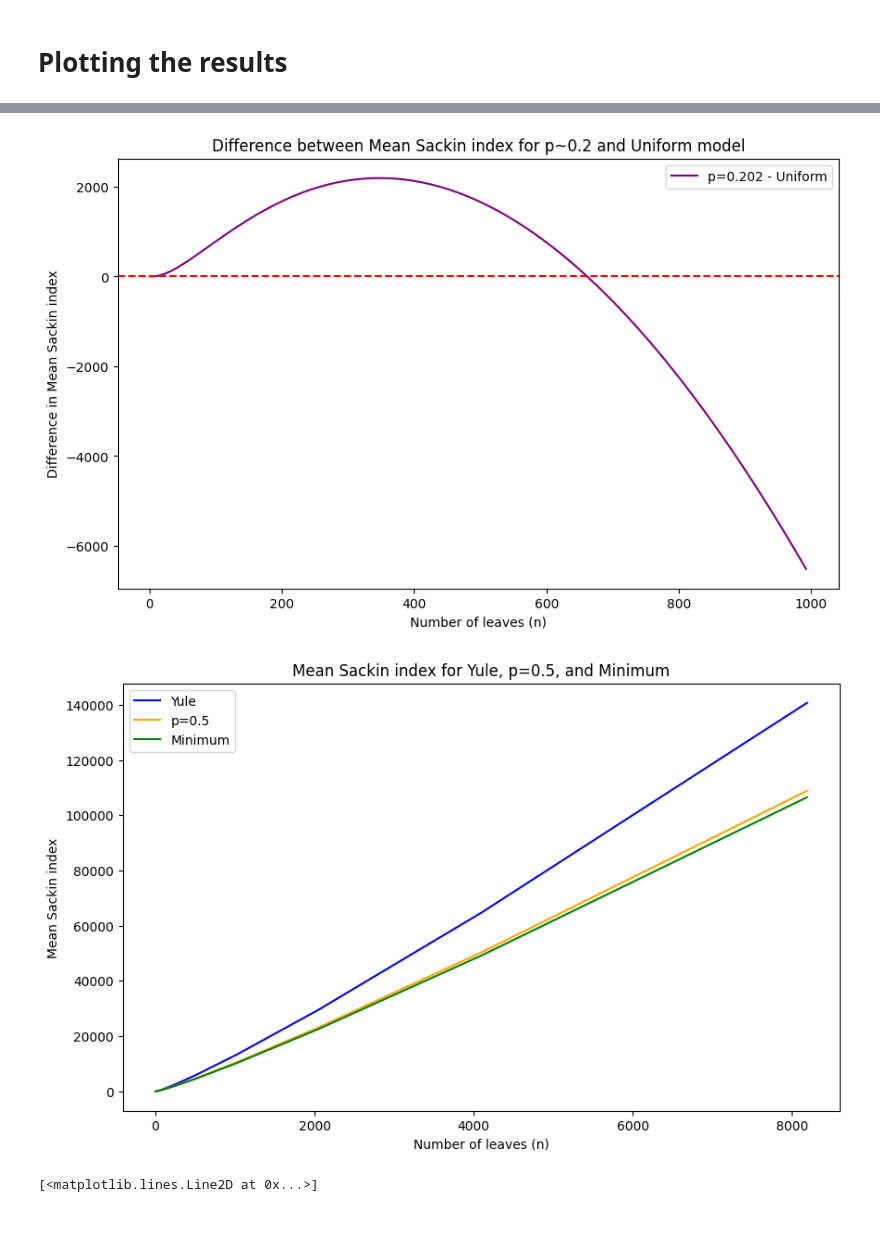
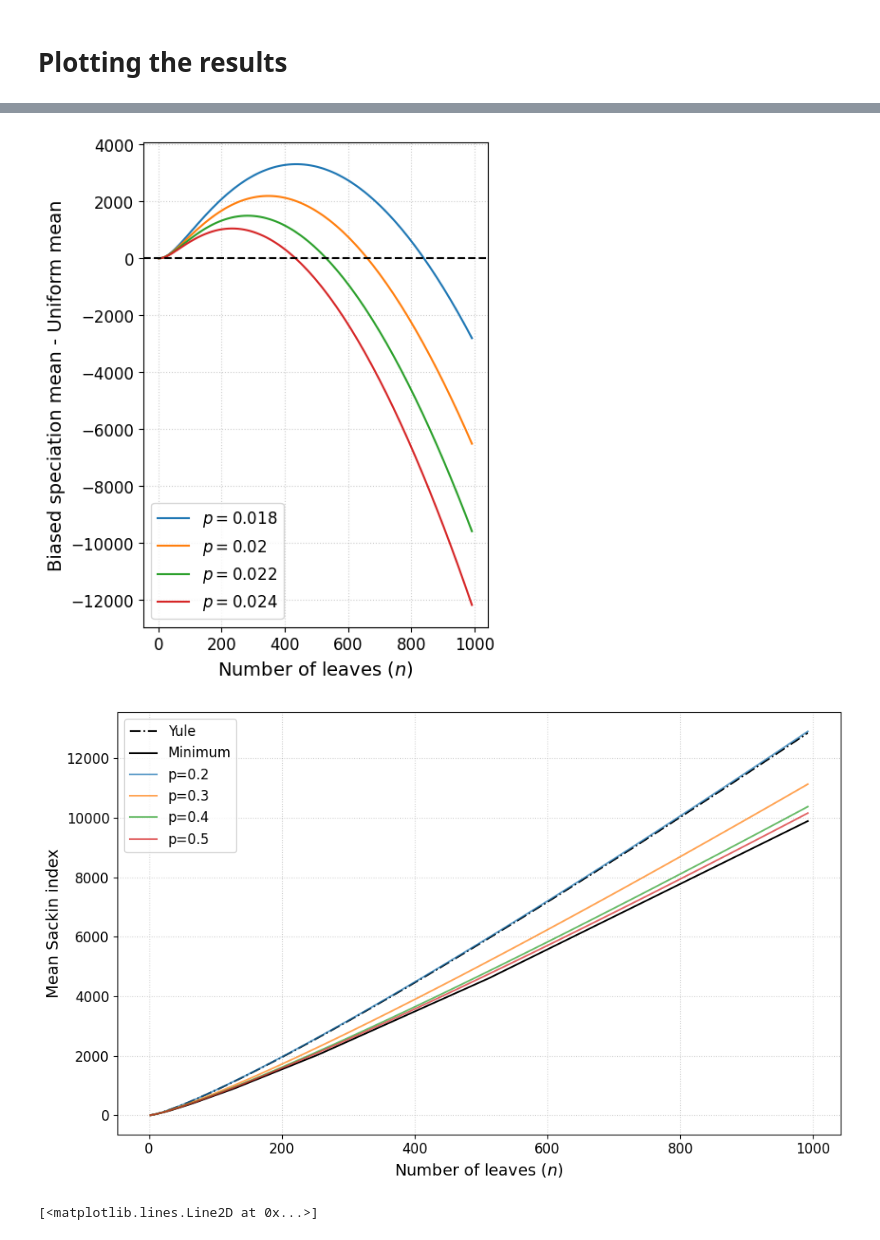
Before and after one commit to dbauman18/biased_speciation_calculation, a Jupyter notebook: biased_speciation.ipynb, the cells around one changed output, grey strips where cells are left out. Cells and saved outputs as stored; diff of their text form; code cells hidden in the pictures.

```diff
--- a/biased_speciation.ipynb
+++ b/biased_speciation.ipynb
@@ -168,9 +74,0 @@ def sackin_mean_beta_stable(n, a, b, digits = 100):
-# %%
-# Verify that two ways of computing the mean give the same result (up to round-off error)
-
-n = 40
-p = 0.3
-
-print("Sum method, p =", p, ": ", sackin_mean_sum(n, constant_p_ej(n, p)))
-print("FD method, p =", p, ": ", sackin_mean_fd(n, constant_p_ej(n, p)))
-print("High-precision FD method, p =", p, ": ", sackin_mean_const_p_stable(n, p, digits=n / 2))
@@ -181,9 +74,0 @@ High-precision FD method, p = 0.3 :  238.23119063752954129
-# %%
-# Detects when the high-precision computation stabilizes
-n = 2000
-p = 0.5
-
-d = range(10, n, n//10)
-
-for digits in d:
-    print(digits, " digits: ", sackin_mean_const_p_stable(n, p, digits=digits))
@@ -284,35 +153,57 @@ plt.show()
 # %%
 # Do same for Uniform model
-s = 0.02
-diff = [sackin_mean_const_p(n, s) - sackin_uniform(n) for n in N]
-plt.figure(figsize=(10, 6))
-plt.plot(N, diff, label=f"p={s1} - Uniform", color='purple')
-plt.axhline(0, color='red', linestyle='dashed')
-plt.xlabel("Number of leaves (n)")
-plt.ylabel("Difference in Mean Sackin index")
-plt.title("Difference between Mean Sackin index for p~0.2 and Uniform model")
-plt.legend()
+plt.figure(figsize=(5, 6))
+
+s = [0.018, 0.02, 0.022, 0.024]
+
+for s1 in s:
+    diff = [sackin_mean_const_p(n, s1) - sackin_uniform(n) for n in N]
+    plt.plot(N, diff, label=f"$p={s1}$")
+plt.axhline(0, color='black', linestyle='dashed')
+plt.xlabel("Number of leaves ($n$)", fontsize=14)
+plt.ylabel("Biased speciation mean - Uniform mean", fontsize=14)
+plt.legend(fontsize=12)
+
+plt.xticks(fontsize=12)
+plt.yticks(fontsize=12)
+
+plt.grid(True, linestyle=":", alpha=0.6)
+plt.tight_layout()
+plt.savefig("./plots/sackin_biased_speciation_constant_p_0.02_difference_uniform.png", dpi=300)
 plt.show()
 # %% [output]
-[figure, old version]
+[figure, new version]
 # %%
-N = [2, 4, 8, 16, 32, 64, 128, 256, 512, 1024, 2048, 4096, 8192]
+# N = [2, 4, 8, 16, 32, 64, 128, 256, 512, 1024, 2048, 4096, 8192]
 
 yule = [sackin_yule(n) for n in N]
-p05 = [sackin_mean_const_p_stable(n, 0.5, digits= max(40, n//2)) for n in N]
+# p05 = [sackin_mean_const_p(n, 0.5) for n in N]
 minimum = [min_sackin(n) for n in N]
 
 plt.figure(figsize=(10, 6))
-plt.plot(N, yule, label="Yule", color='blue')
-plt.plot(N, p05, label="p=0.5", color='orange')
-plt.plot(N, minimum, label="Minimum", color='green')
-plt.xlabel("Number of leaves (n)")
-plt.ylabel("Mean Sackin index")
-plt.title("Mean Sackin index for Yule, p=0.5, and Minimum")
-plt.legend()
+plt.plot(N, yule, label="Yule", linestyle='-.', color='black')
+plt.plot(N, minimum, label="Minimum", linestyle='-', color='black')
+
+p = [0.2, 0.3, 0.4, 0.5]
+for prob in p:
+     means = [sackin_mean_const_p(n, prob) for n in N]
+     plt.plot(N, means, label=f"p={prob}", linestyle='-', alpha=0.7)
+plt.xlabel("Number of leaves ($n$)", fontsize=14)
+plt.ylabel("Mean Sackin index", fontsize=14)
+# plt.title("Mean Sackin index under biased speciation models with split distribution $\lambda \sim p$", fontsize=16)
+plt.legend(fontsize=12)
+
+plt.xticks(fontsize=12)
+plt.yticks(fontsize=12)
+
+# Grid and layout
+plt.grid(True, linestyle=":", alpha=0.6)
+plt.tight_layout()
+
+plt.savefig("./plots/sackin_biased_speciation_constant_p_large_n.png", dpi=300)
 plt.show()
 # %% [output]
-[figure, old version]
+[figure, new version]
 # %%
 vals = np.array(p05)
 
```
Also changed, not shown: parts of 15 cells of this notebook, 4 other files.
